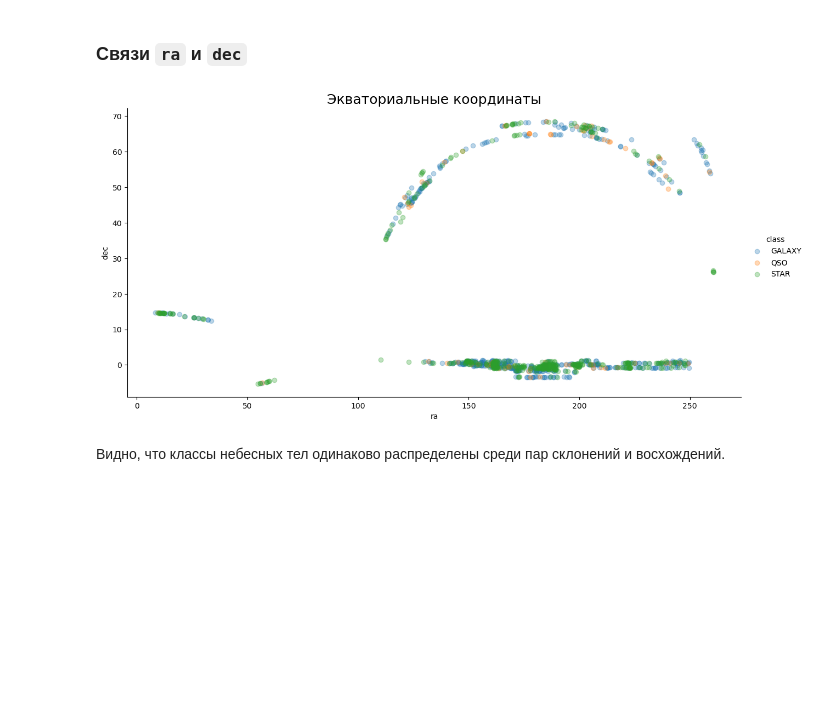
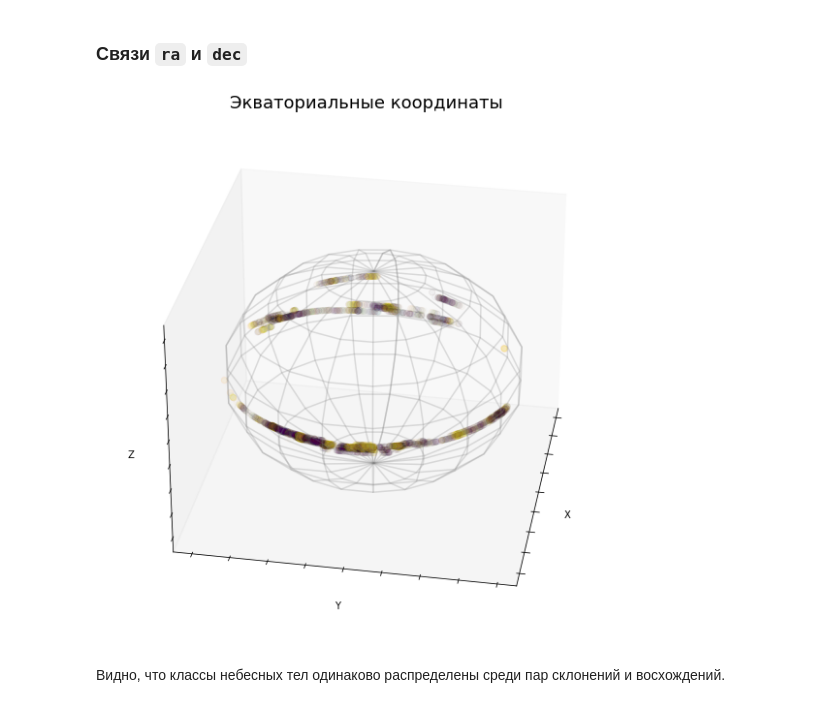
Before and after one commit to shustrov38/neimark_ml_course, a Jupyter notebook: hw1/src/main.ipynb, the cells around one changed output. Cells and saved outputs as stored; diff of their text form; code cells hidden in the pictures; blank space fills up the shorter version.

```diff
--- a/hw1/src/main.ipynb
+++ b/hw1/src/main.ipynb
@@ -253,20 +258,49 @@ QSO     E=1.203813 D=0.664989
 # %% [markdown]
 ### Связи `ra` и `dec`
-# %%
-sns.lmplot(
-    data=data_raw.sample(1000),
-    x='ra',
-    y='dec',
-    hue='class',
-    fit_reg=False,
-    height=6,
-    aspect=2,
-    scatter_kws={'alpha':0.3}
-)
-plt.title('Экваториальные координаты', size=18)
-pass
-# %% [output]
-[figure, removed]
+# %%
+def ra_dec_to_xyz(ra, dec):
+    sin_ra = np.sin(ra * np.pi / 180.)
+    cos_ra = np.cos(ra * np.pi / 180.)
+
+    sin_dec = np.sin(np.pi / 2 - dec * np.pi / 180.)
+    cos_dec = np.cos(np.pi / 2 - dec * np.pi / 180.)
+
+    return (
+        cos_ra * sin_dec,
+        sin_ra * sin_dec,
+        cos_dec
+    )
+# %%
+def draw_ra_dec(ra, dec, labels):
+    fig = plt.figure(figsize=(10,10))
+    ax = fig.gca(projection='3d')
+
+    # draw sphere
+    u, v = np.mgrid[0:2*np.pi:20j, 0:np.pi:10j]
+    x = np.cos(u)*np.sin(v)
+    y = np.sin(u)*np.sin(v)
+    z = np.cos(v)
+
+    wf = ax.plot_wireframe(x, y, z, color="grey")
+    wf.set_alpha(0.25)
+
+    # draw observations
+    x, y, z = ra_dec_to_xyz(data_raw.ra, data_raw.dec)
+    clrs = LabelEncoder().fit_transform(labels)
+    sc = ax.scatter(x, y, z, c=clrs, s=40, alpha=0.01)
+
+    ax.view_init(30, 190)
+
+    ax.grid(False)
+    ax.set_xlabel('X')
+    ax.set_ylabel('Y')
+    ax.set_zlabel('Z')
+    ax.set(xticklabels=[], yticklabels=[], zticklabels=[])
+    plt.title('Экваториальные координаты', size=18)
+# %%
+draw_ra_dec(data_raw.ra, data_raw.dec, y)
+# %% [output]
+[figure, added]
 # %% [markdown]
 Видно, что классы небесных тел одинаково распределены среди пар склонений и восхождений.
 # %% [markdown]
```
Also changed, not shown: parts of 23 cells of this notebook.
